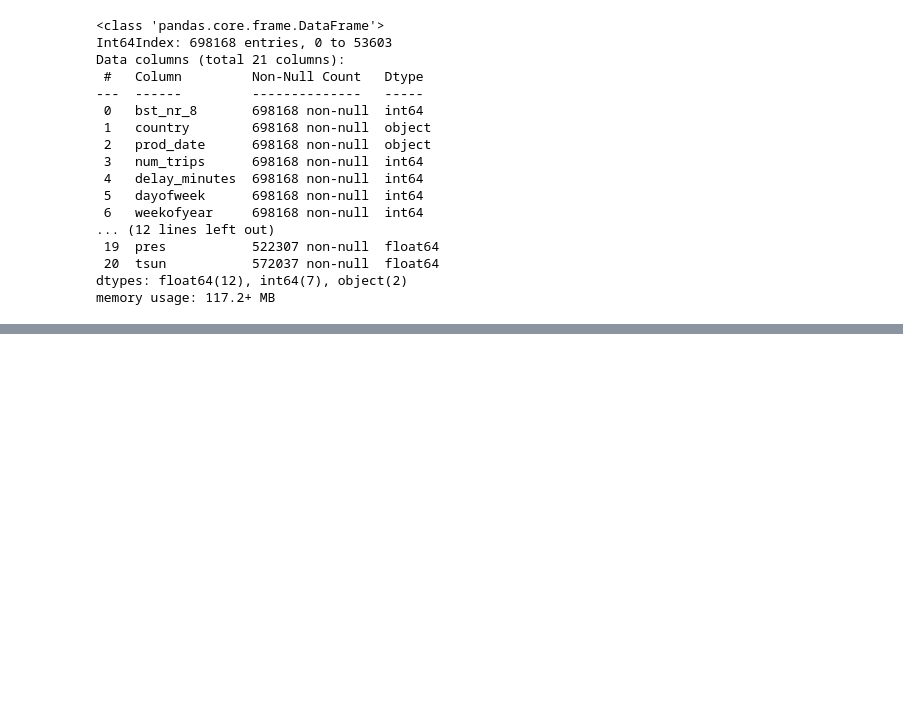
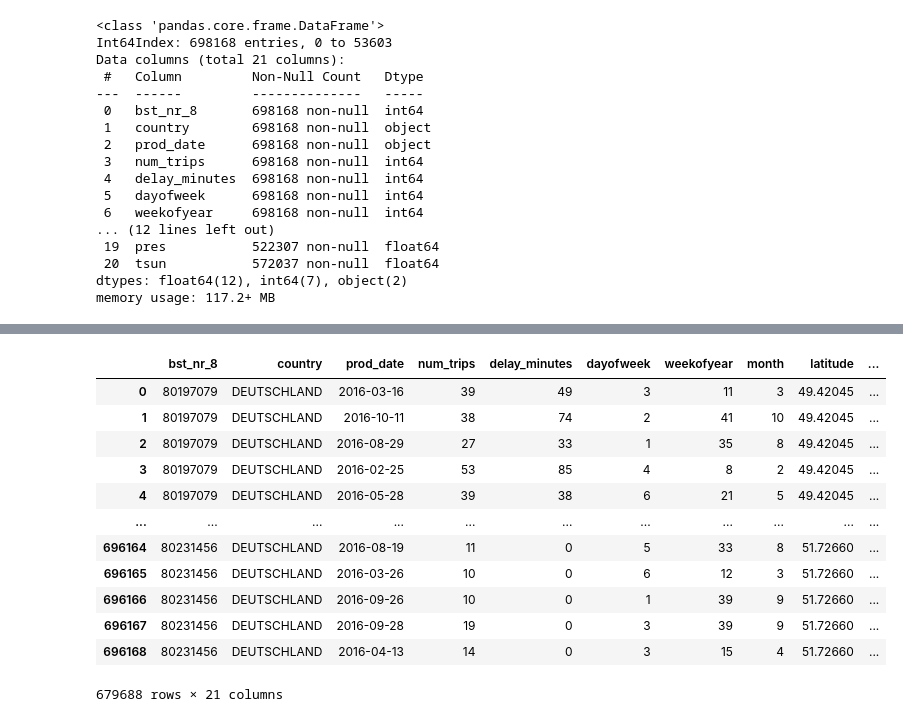
Before and after one commit to shamilnabiyev/open-data-analytics, a Jupyter notebook: data/data-processing.ipynb, the cells around one changed output, grey strips where cells are left out. Drawn from its saved outputs; the diff is of its cells as text; code cells hidden in the pictures; blank space fills up the shorter version.

```diff
--- a/data/data-processing.ipynb
+++ b/data/data-processing.ipynb
@@ -401,0 +459,20 @@ Updated on: 08.01.2022
+# %%
+df_bst = df['bst_nr_8'].value_counts().to_frame()#.unique()
+df_bst = df_bst[df_bst['bst_nr_8'] >= 100]
+# df[df['bst_nr_8'] == df_bst.index.values]
+# df.bst_nr_8.isin(df_bst.index.values).astype(int)
+df[df['bst_nr_8'].isin(df_bst.index.values)]
+# %% [output]
+|  | bst_nr_8 | country | prod_date | num_trips | delay_minutes | dayofweek | weekofyear | month | latitude | ... |
+| 0 | 80197079 | DEUTSCHLAND | 2016-03-16 | 39 | 49 | 3 | 11 | 3 | 49.42045 | ... |
+| 1 | 80197079 | DEUTSCHLAND | 2016-10-11 | 38 | 74 | 2 | 41 | 10 | 49.42045 | ... |
+| 2 | 80197079 | DEUTSCHLAND | 2016-08-29 | 27 | 33 | 1 | 35 | 8 | 49.42045 | ... |
+| 3 | 80197079 | DEUTSCHLAND | 2016-02-25 | 53 | 85 | 4 | 8 | 2 | 49.42045 | ... |
+| 4 | 80197079 | DEUTSCHLAND | 2016-05-28 | 39 | 38 | 6 | 21 | 5 | 49.42045 | ... |
+| ... | ... | ... | ... | ... | ... | ... | ... | ... | ... | ... |
+| 696164 | 80231456 | DEUTSCHLAND | 2016-08-19 | 11 | 0 | 5 | 33 | 8 | 51.72660 | ... |
+| 696165 | 80231456 | DEUTSCHLAND | 2016-03-26 | 10 | 0 | 6 | 12 | 3 | 51.72660 | ... |
+| 696166 | 80231456 | DEUTSCHLAND | 2016-09-26 | 10 | 0 | 1 | 39 | 9 | 51.72660 | ... |
+| 696167 | 80231456 | DEUTSCHLAND | 2016-09-28 | 19 | 0 | 3 | 39 | 9 | 51.72660 | ... |
+| 696168 | 80231456 | DEUTSCHLAND | 2016-04-13 | 14 | 0 | 3 | 15 | 4 | 51.72660 | ... |
+679688 rows × 21 columns
```
Also changed, not shown: parts of 19 cells of this notebook.
